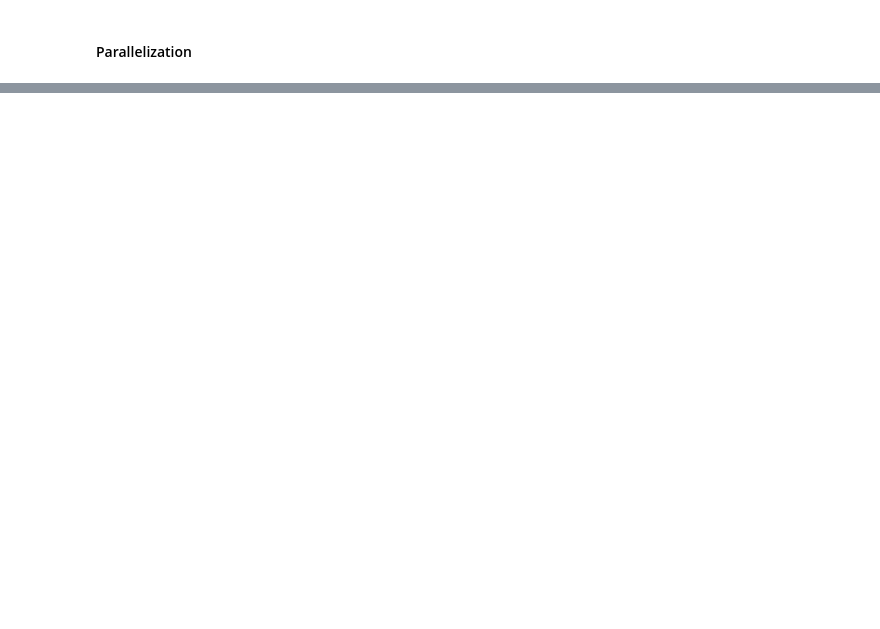
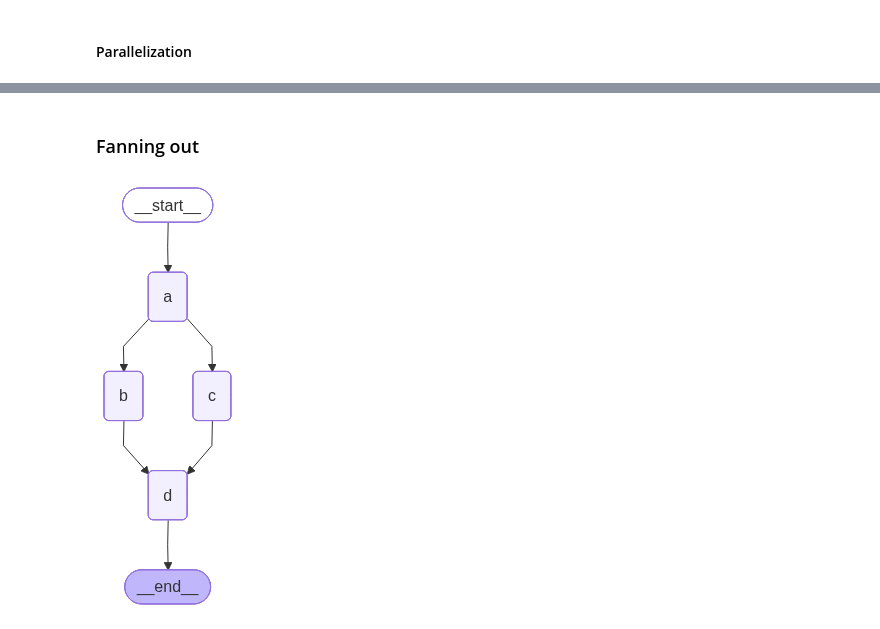
Before and after one commit to abduljunaid02/langgraph, a Jupyter notebook: Parallelization.ipynb, the cells around one changed output, grey strips where cells are left out. Drawn from its saved outputs; the diff is of its cells as text; code cells hidden in the pictures; blank space fills up the shorter version.

```diff
--- a/Parallelization.ipynb
+++ b/Parallelization.ipynb
@@ -32,0 +54,39 @@ Hello!
+# %% [markdown]
+### Fanning out
+# %%
+from langchain_core.messages import HumanMessage, SystemMessage, AIMessage
+from typing_extensions import TypedDict, Annotated
+import operator
+from langgraph.graph import StateGraph, START, END
+from IPython.display import Image, display
+
+class State(TypedDict):
+    state : list[str]
+
+class ReturnNodeValue:
+    def __init__(self, node_secret: str):
+        self._value = node_secret
+
+    def __call__(self, state : State):
+        print(f"Adding {self._value} to {state["state"]}")
+        return {"state": [self._value]}
+
+
+builder = StateGraph(State)
+
+builder.add_node("a", ReturnNodeValue("I am A"))
+builder.add_node("b", ReturnNodeValue("I am B"))
+builder.add_node("c", ReturnNodeValue("I am C"))
+builder.add_node("d", ReturnNodeValue("I am D"))
+
+builder.add_edge(START, "a")
+builder.add_edge("a", "b")
+builder.add_edge("a", "c")
+builder.add_edge("b", "d")
+builder.add_edge("c", "d")
+builder.add_edge("d", END)
+
+graph = builder.compile()
+display(Image(graph.get_graph().draw_mermaid_png()))
+# %% [output]
+[figure, added]
```
Also changed, not shown: parts of 14 cells of this notebook, 3 other files.
